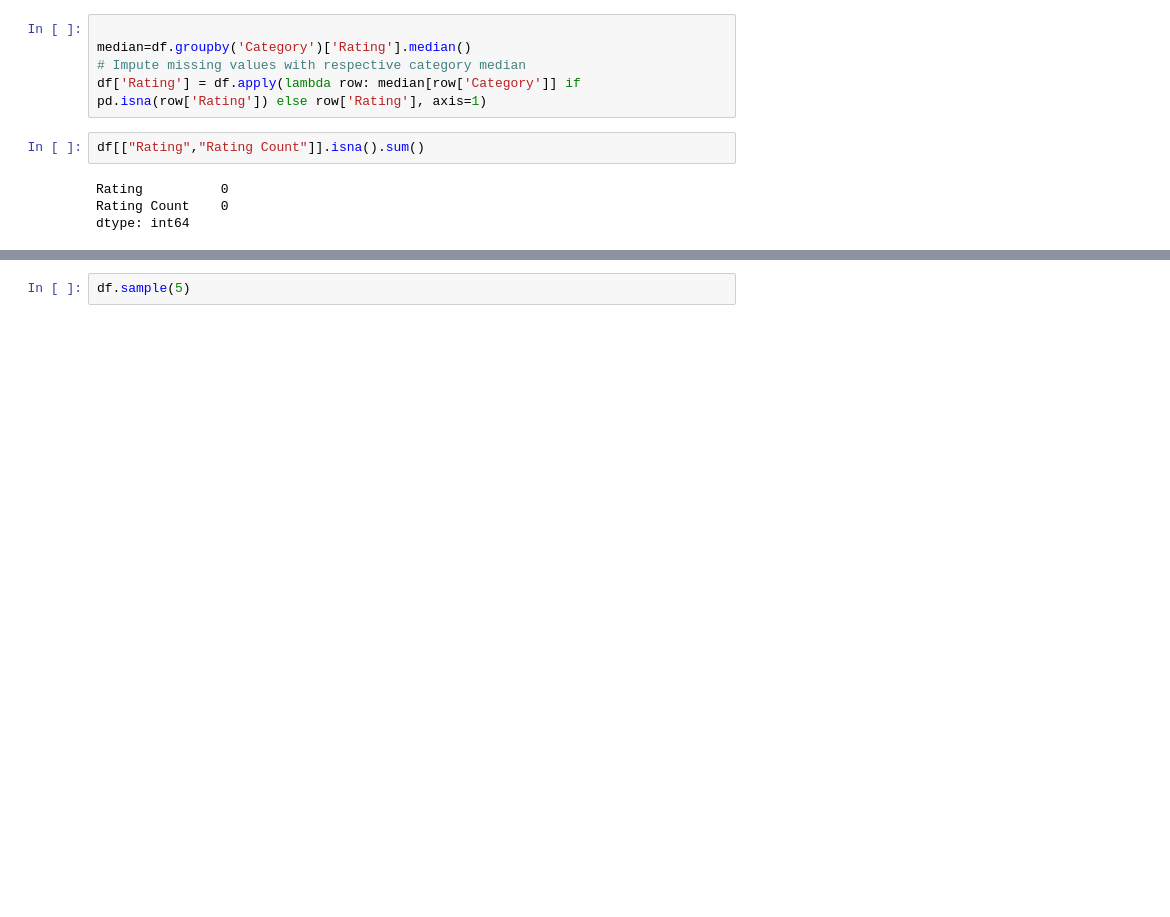
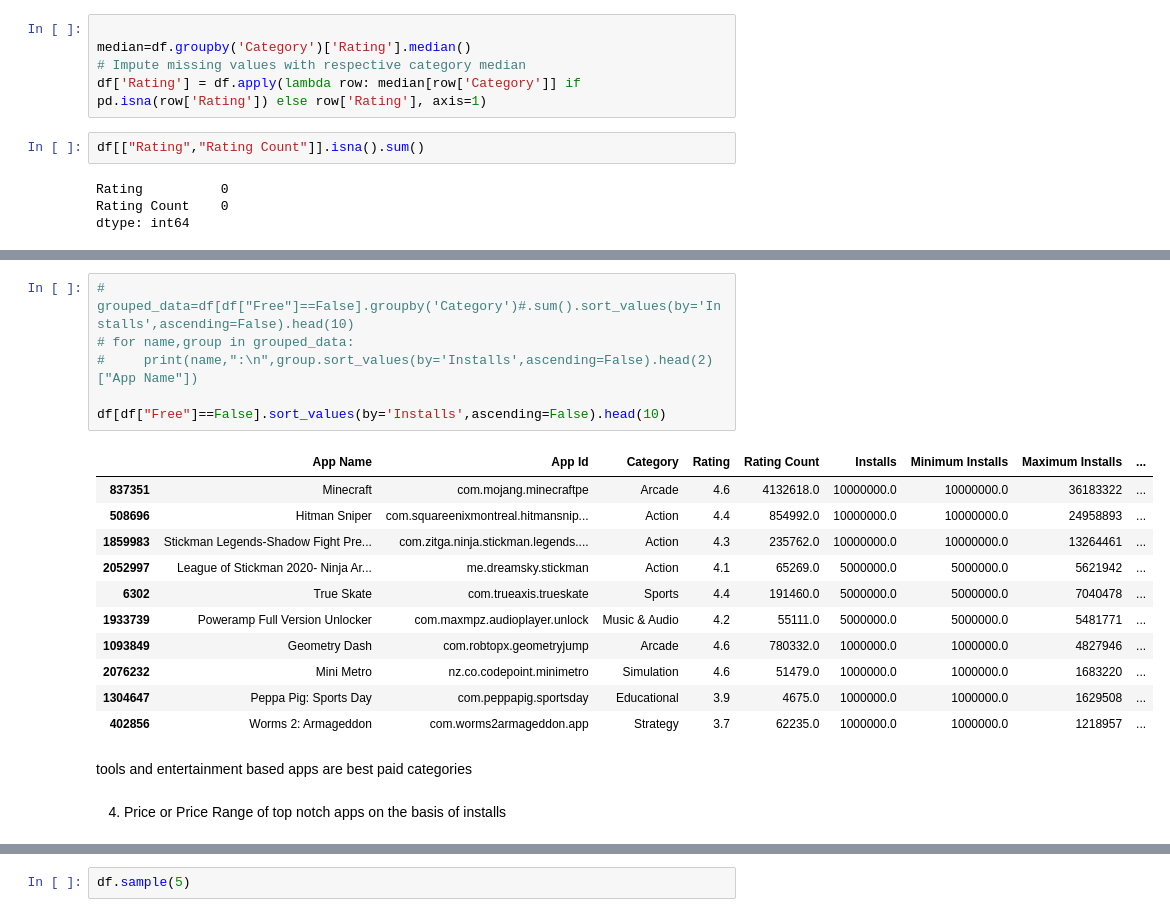
Before and after one commit to mozammilkarim/app_store_data_eda, a Jupyter notebook: app_store.ipynb, the cells around one changed output, grey strips where cells are left out. Drawn from its saved outputs; the diff is of its cells as text; blank space fills up the shorter version.

```diff
--- a/app_store.ipynb
+++ b/app_store.ipynb
@@ -471,0 +520,22 @@ df.describe()
+# %%
+# grouped_data=df[df["Free"]==False].groupby('Category')#.sum().sort_values(by='Installs',ascending=False).head(10)
+# for name,group in grouped_data:
+#     print(name,":\n",group.sort_values(by='Installs',ascending=False).head(2)["App Name"])
+
+df[df["Free"]==False].sort_values(by='Installs',ascending=False).head(10)
+# %% [output]
+|  | App Name | App Id | Category | Rating | Rating Count | Installs | Minimum Installs | Maximum Installs | ... |
+| 837351 | Minecraft | com.mojang.minecraftpe | Arcade | 4.6 | 4132618.0 | 10000000.0 | 10000000.0 | 36183322 | ... |
+| 508696 | Hitman Sniper | com.squareenixmontreal.hitmansnip... | Action | 4.4 | 854992.0 | 10000000.0 | 10000000.0 | 24958893 | ... |
+| 1859983 | Stickman Legends-Shadow Fight Pre... | com.zitga.ninja.stickman.legends.... | Action | 4.3 | 235762.0 | 10000000.0 | 10000000.0 | 13264461 | ... |
+| 2052997 | League of Stickman 2020- Ninja Ar... | me.dreamsky.stickman | Action | 4.1 | 65269.0 | 5000000.0 | 5000000.0 | 5621942 | ... |
+| 6302 | True Skate | com.trueaxis.trueskate | Sports | 4.4 | 191460.0 | 5000000.0 | 5000000.0 | 7040478 | ... |
+| 1933739 | Poweramp Full Version Unlocker | com.maxmpz.audioplayer.unlock | Music & Audio | 4.2 | 55111.0 | 5000000.0 | 5000000.0 | 5481771 | ... |
+| 1093849 | Geometry Dash | com.robtopx.geometryjump | Arcade | 4.6 | 780332.0 | 1000000.0 | 1000000.0 | 4827946 | ... |
+| 2076232 | Mini Metro | nz.co.codepoint.minimetro | Simulation | 4.6 | 51479.0 | 1000000.0 | 1000000.0 | 1683220 | ... |
+| 1304647 | Peppa Pig: Sports Day | com.peppapig.sportsday | Educational | 3.9 | 4675.0 | 1000000.0 | 1000000.0 | 1629508 | ... |
+| 402856 | Worms 2: Armageddon | com.worms2armageddon.app | Strategy | 3.7 | 62235.0 | 1000000.0 | 1000000.0 | 1218957 | ... |
+# %% [markdown]
+tools and entertainment based apps are best paid categories
+# %% [markdown]
+4) Price or Price Range of top notch apps on the basis of installs
```
Also changed, not shown: parts of 71 cells of this notebook.
